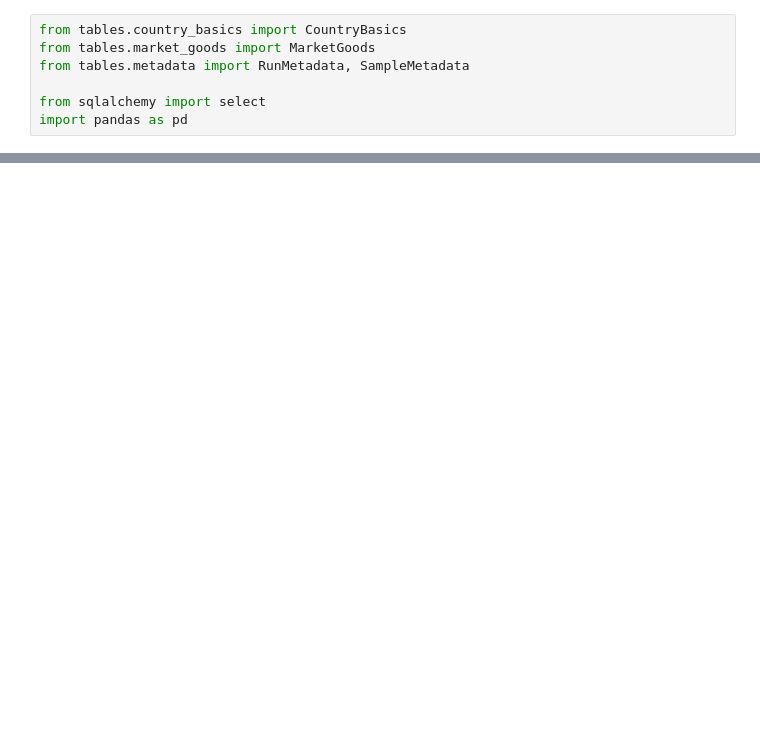
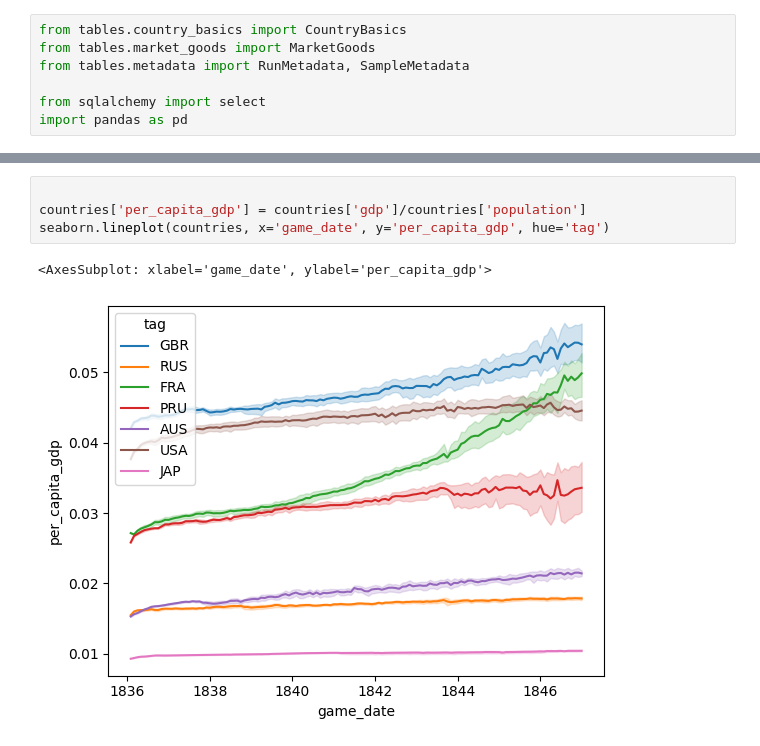
Before and after one commit to zchfvy/vic3analyze, a Jupyter notebook: jupyter/Analyisis Workbook.ipynb, the cells around one changed output, grey strips where cells are left out. Drawn from its saved outputs; the diff is of its cells as text; blank space fills up the shorter version.

```diff
--- a/jupyter/Analyisis Workbook.ipynb
+++ b/jupyter/Analyisis Workbook.ipynb
@@ -85,0 +113,7 @@ seaborn.lineplot(countries, x='game_date', y='credit_limit', hue='tag')
+# %%
+
+countries['per_capita_gdp'] = countries['gdp']/countries['population']
+seaborn.lineplot(countries, x='game_date', y='per_capita_gdp', hue='tag')
+# %% [output]
+<AxesSubplot: xlabel='game_date', ylabel='per_capita_gdp'>
+[figure, added]
```
Also changed, not shown: parts of 9 cells of this notebook, 5 other files.
